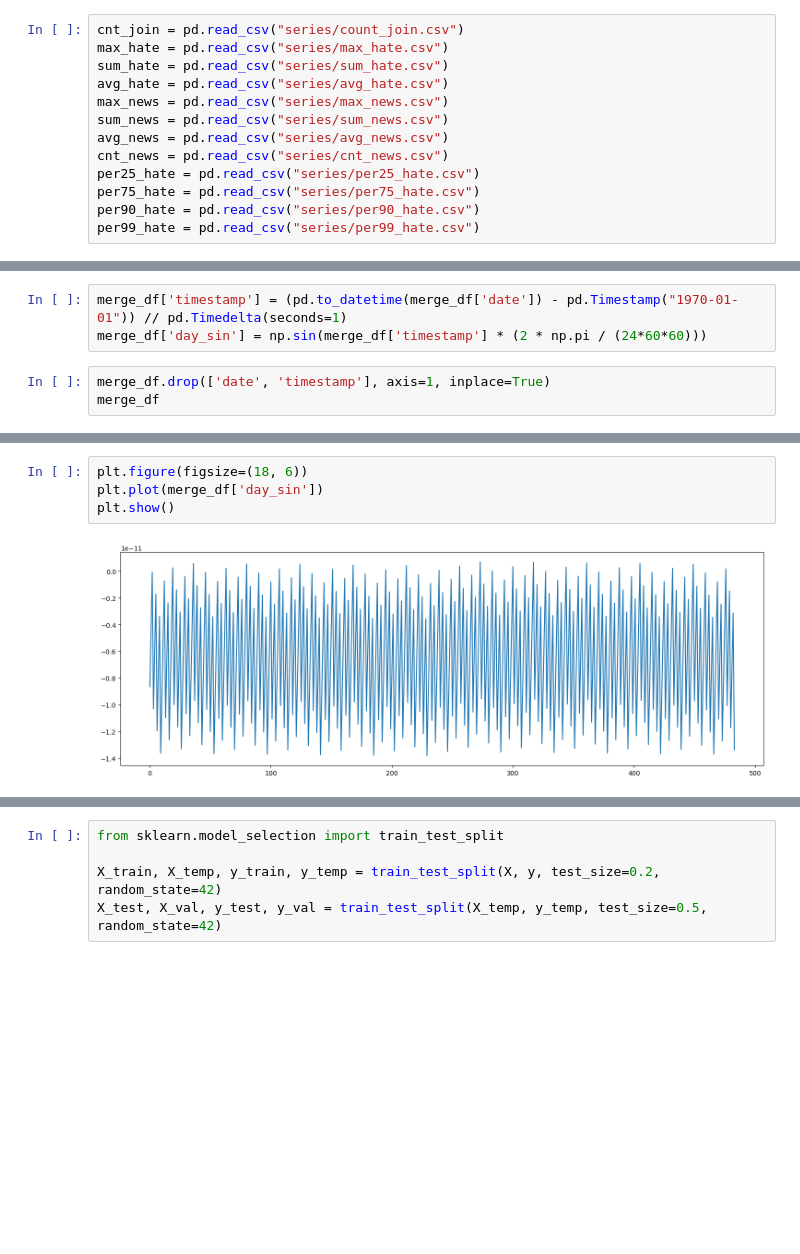
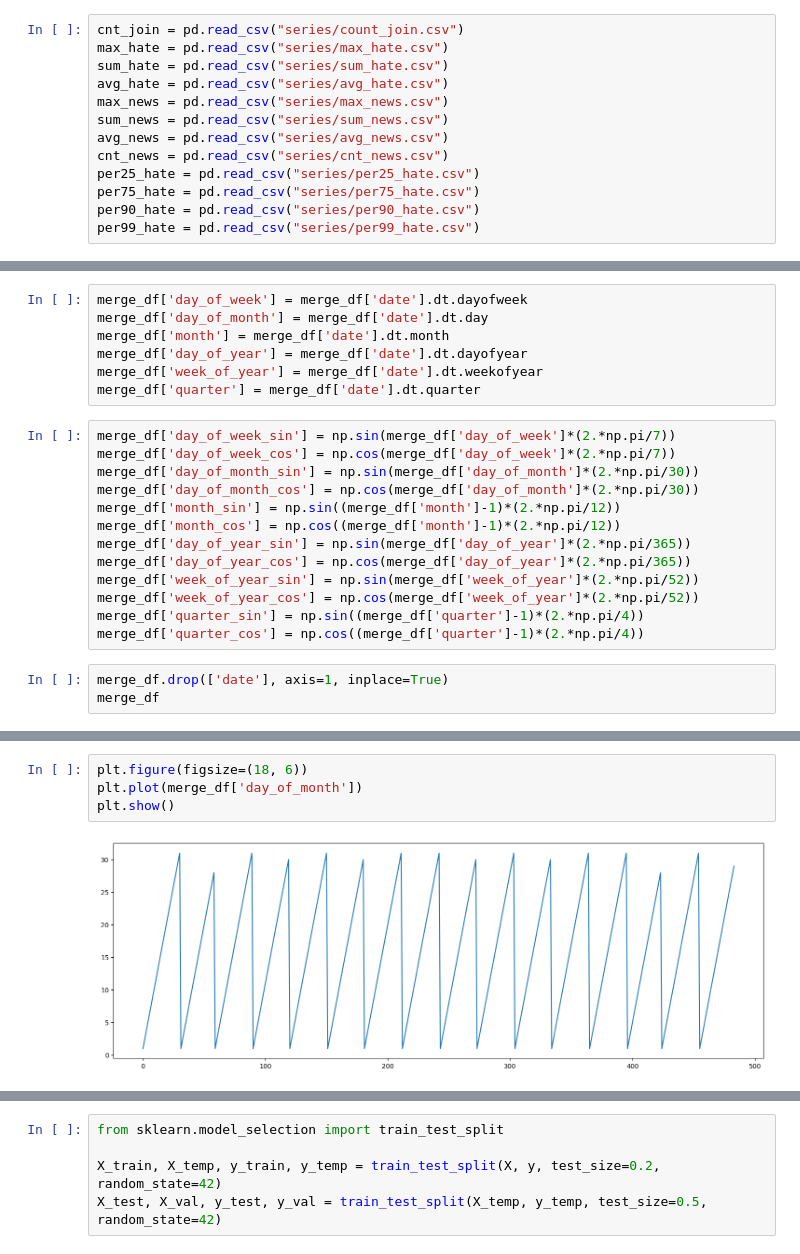
Before and after one commit to alex-dias/hate_twitter_trend, a Jupyter notebook: multivariate_analysis.ipynb, the cells around one changed output, grey strips where cells are left out. Drawn from its saved outputs; the diff is of its cells as text; blank space fills up the shorter version.

```diff
--- a/multivariate_analysis.ipynb
+++ b/multivariate_analysis.ipynb
@@ -66,7 +47,24 @@ merge_df = merge_dfs([cnt_join[['date', 'rate']], max_hate, sum_hate, avg_hate,
-# %%
-merge_df['timestamp'] = (pd.to_datetime(merge_df['date']) - pd.Timestamp("1970-01-01")) // pd.Timedelta(seconds=1)
-merge_df['day_sin'] = np.sin(merge_df['timestamp'] * (2 * np.pi / (24*60*60)))
+# %%
+merge_df['day_of_week'] = merge_df['date'].dt.dayofweek
+merge_df['day_of_month'] = merge_df['date'].dt.day
+merge_df['month'] = merge_df['date'].dt.month
+merge_df['day_of_year'] = merge_df['date'].dt.dayofyear
+merge_df['week_of_year'] = merge_df['date'].dt.weekofyear
+merge_df['quarter'] = merge_df['date'].dt.quarter
+# %%
+merge_df['day_of_week_sin'] = np.sin(merge_df['day_of_week']*(2.*np.pi/7))
+merge_df['day_of_week_cos'] = np.cos(merge_df['day_of_week']*(2.*np.pi/7))
+merge_df['day_of_month_sin'] = np.sin(merge_df['day_of_month']*(2.*np.pi/30))
+merge_df['day_of_month_cos'] = np.cos(merge_df['day_of_month']*(2.*np.pi/30))
+merge_df['month_sin'] = np.sin((merge_df['month']-1)*(2.*np.pi/12))
+merge_df['month_cos'] = np.cos((merge_df['month']-1)*(2.*np.pi/12))
+merge_df['day_of_year_sin'] = np.sin(merge_df['day_of_year']*(2.*np.pi/365))
+merge_df['day_of_year_cos'] = np.cos(merge_df['day_of_year']*(2.*np.pi/365))
+merge_df['week_of_year_sin'] = np.sin(merge_df['week_of_year']*(2.*np.pi/52))
+merge_df['week_of_year_cos'] = np.cos(merge_df['week_of_year']*(2.*np.pi/52))
+merge_df['quarter_sin'] = np.sin((merge_df['quarter']-1)*(2.*np.pi/4))
+merge_df['quarter_cos'] = np.cos((merge_df['quarter']-1)*(2.*np.pi/4))
 # %%
-merge_df.drop(['date', 'timestamp'], axis=1, inplace=True)
+merge_df.drop(['date'], axis=1, inplace=True)
 merge_df
 # %% [output]
@@ -86,6 +84,6 @@ merge_df
 # %%
 plt.figure(figsize=(18, 6))
-plt.plot(merge_df['day_sin'])
+plt.plot(merge_df['day_of_month'])
 plt.show()
 # %% [output]
-[figure, old version]
+[figure, new version]
```
Also changed, not shown: parts of 20 cells of this notebook.
